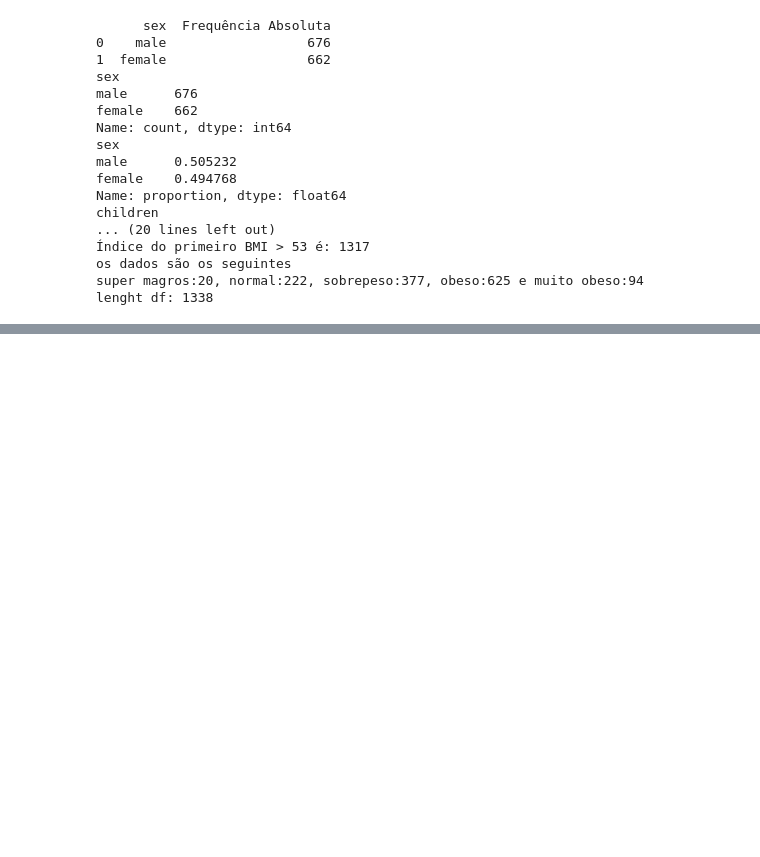
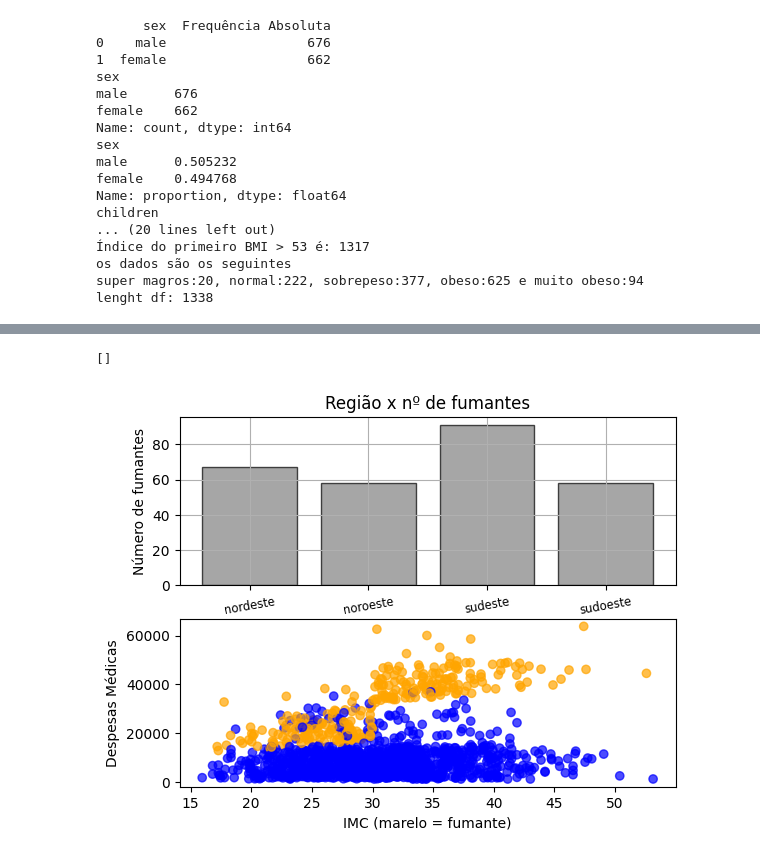
Before and after one commit to KhanSabbath/Insurance--in-a-city-from-eua, a Jupyter notebook: notebooks/main.ipynb, the cells around one changed output, grey strips where cells are left out. Saved outputs shown, nothing was run; the diff lists cells and outputs as text; code cells hidden in the pictures; blank space fills up the shorter version.

```diff
--- a/notebooks/main.ipynb
+++ b/notebooks/main.ipynb
@@ -186,12 +171,44 @@ plt.show()
 # %%
 # Gerar 4 gráficos num só objetos
 fig3 = plt.figure()
-# Qual a relação do bmi com o número de fumantes por região?
-ax1=fig3.add_subplot(2,2,1)
-# Qual a relação do bmi com o número de fumantes por região e gênero?
-ax2=fig3.add_subplot(2,2,2)
+# Qual a relação número de fumantes por região?
+ax1=fig3.add_subplot(2,1,1)
+##Agrupando e gerando coluna de boleanos pra facilitar
+df['smoker_bol']=df['smoker'].apply(lambda x: 1 if x=='yes' else 0)
+fumantes_por_regiao=df.groupby('region').agg({'smoker_bol':'sum'})
+##Plotando o gráfico de ax1
+plt.xlim=(0,70)
+plt.ylim=(0,50)
+plt.bar(fumantes_por_regiao.index, fumantes_por_regiao['smoker_bol'], color='gray',  edgecolor='black', alpha=0.7)
+plt.title('Região x nº de fumantes')
+plt.xlabel('Região')
+plt.ylabel('Número de fumantes')
+labels = ['nordeste', 'noroeste', 'sudeste', 'sudoeste']
+ax1.set_xticks(ticks=range(len(labels)), labels=labels, rotation=10, fontsize='small')
+ax1.grid()
+ax1.plot
+
+# Qual a relação do número de filhos com nº de fumantes?
+ax2=fig3.add_subplot(2,1,2)
+plt.scatter(x=df['bmi'], y=df['charges'], c=df['smoker'].map({'yes': 'orange', 'no': 'blue'}), alpha=0.7)
+#plt.title('Fumante(ama)xIMCxDesp.Médicas')
+plt.title(' ')
+#plt.xlim=(0,50)
+#plt.ylim=(0,70000)
+plt.xlabel('IMC (Amarelo = fumante)')
+plt.ylabel('Despesas Médicas')
+xlabels2 = ['20', '30', '40', '50']
+#ylabels2 = ['0','20k','40k','60k']
+#ax2.set_yticks(ticks=ylabels2, labels=[])
+ax2.plot()
+
+
+
 # Qual a relação do bmi com o número de fumantes por gênero e faixa etária?
-ax3=fig3.add_subplot(2,2,3)
+#ax3=fig3.add_subplot(2,2,3)
 # Qual a relação do bmi com o número de fumantes por região, gênero e número de filhos?
-ax4=fig3.add_subplot(2,2,4)
+#ax4=fig3.add_subplot(2,2,4)
+# %% [output]
+[]
+[figure, added]
 # %%
```
Also changed, not shown: parts of 7 cells of this notebook, 3 other files.
